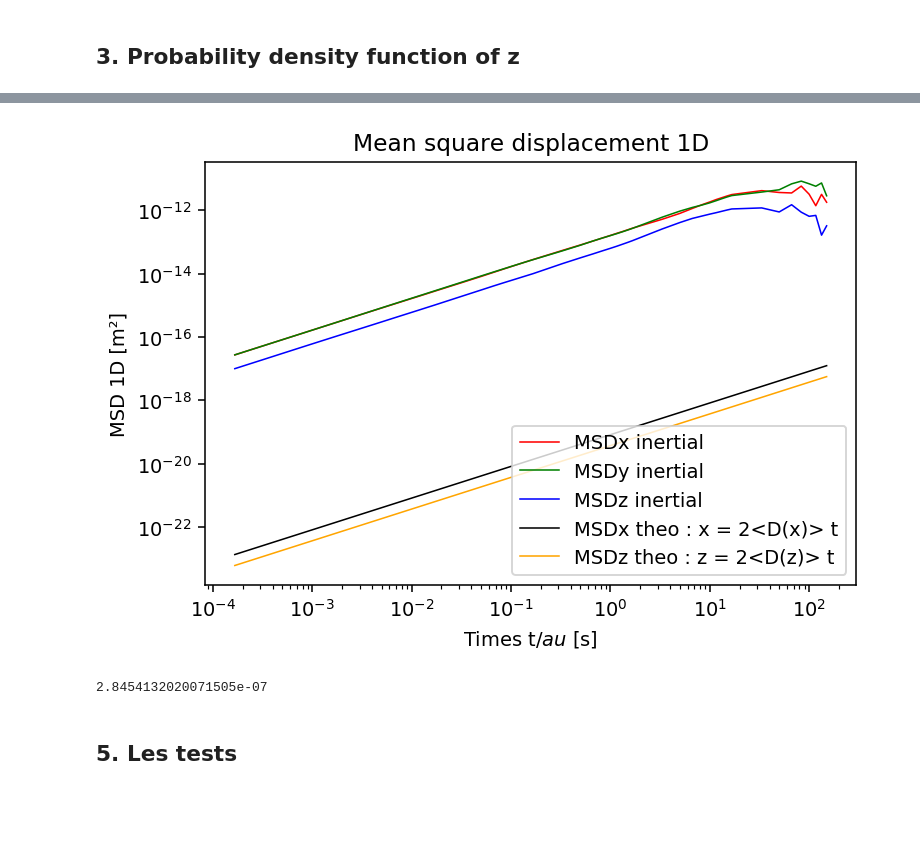
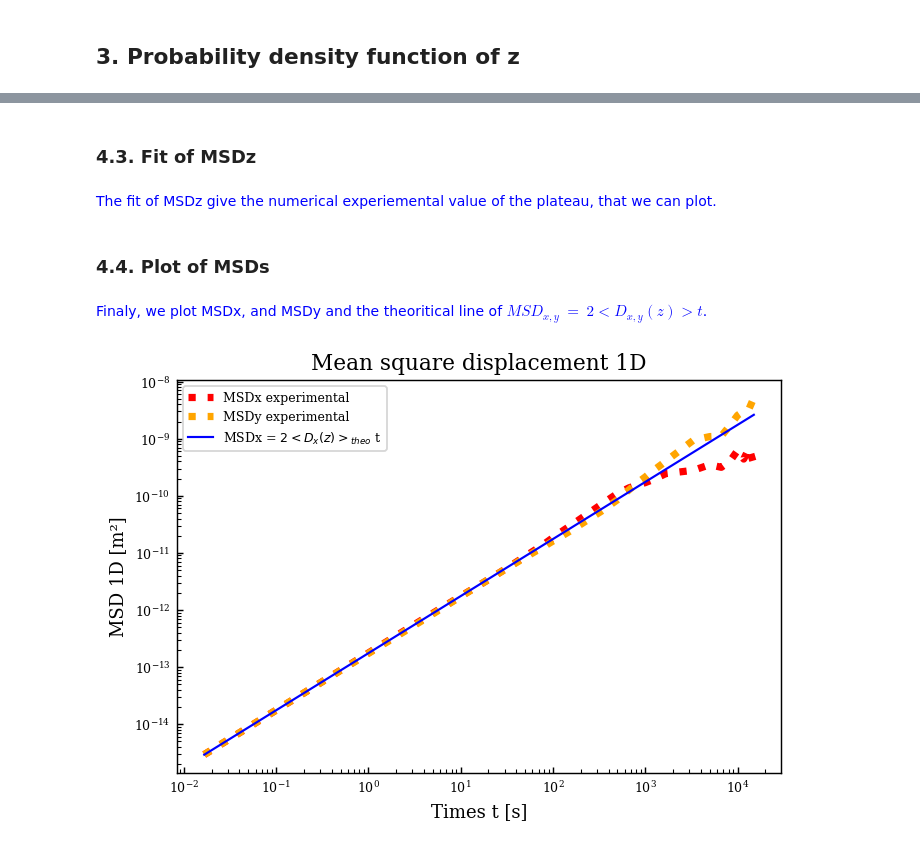
Before and after one commit to ElodieMillan/Brownian-particle-near-wall, a Jupyter notebook: Results rigid wall Overdamped.ipynb, the cells around one changed output, grey strips where cells are left out. Cells and saved outputs as stored; diff of their text form; code cells hidden in the pictures; blank space fills up the shorter version.

```diff
--- a/Results rigid wall Overdamped.ipynb
+++ b/Results rigid wall Overdamped.ipynb
@@ -14,5 +49,5 @@ mpl.rcParams['figure.dpi'] = 140
 # %%
-langevin3D = RigidWallOverdampedLangevin3D(dt=1/6000, Nt=1000000, R=1.5e-6, rho=1050, x0=(0., 0., 1.5e-6))
+langevin3D = RigidWallOverdampedLangevin3D(dt=1/60, Nt=1000000, R=1.5e-6, rho=1050, x0=(0., 0., 1.5e-6))
 langevin3D.trajectory()
 # %% [markdown]
 ## 1. Trajectory
@@ -78,21 +108,20 @@ langevin3D.lB
 # %%
 axis = "z"
-
-hist, bin_edges = np.histogram(langevin3D.z, bins=50, density=True)
+bins = 800
+hist, bin_edges = np.histogram(langevin3D.z[langevin3D.z < 3e-6], bins=bins, density=True)
 binsPosition = (bin_edges[:-1] + bin_edges[1:]) / 2
 pdf = hist * 1/np.trapz(hist,binsPosition)
 
-pdf_theo = np.exp( -(4) * np.exp(- binsPosition/langevin3D.lD) - binsPosition/langevin3D.lB)
-pdf_theo = pdf_theo * 1/np.trapz(pdf_theo,binsPosition) # normalised
+pdf_theo_brut = np.exp( -(4) * np.exp(- binsPosition/langevin3D.lD) - binsPosition/langevin3D.lB)
+pdf_theo = pdf_theo_brut * 1/np.trapz(pdf_theo_brut,binsPosition) # normalised
 
-plt.semilogy(binsPosition,pdf, "*", label="numerical")
+plt.semilogy(binsPosition,pdf, "o", label="numerical with bins = " + str(bins))
 plt.plot(binsPosition, pdf_theo, "-", label="theory")
 
 plt.title("Probability density function of " + axis)
 plt.xlabel(axis + " $[m]$")
 plt.ylabel("PDF $[m^{-1}]$")
 plt.ticklabel_format(axis="x", style="sci", scilimits=(0, 0))
-#plt.ticklabel_format(axis="y", style="sci", scilimits=(0, 0))
 plt.legend()
-plt.show()
+plt.savefig("pdfz.pdf")
 # %% [output]
@@ -100,3 +128,0 @@ plt.show()
-# %%
-pdf_theo = np.exp( -(4) * np.exp(- binsPosition/langevin3D.lD) - binsPosition/langevin3D.lB)
-1/np.trapz(pdf_theo,binsPosition)
@@ -124,0 +250,6 @@ print("<Dx>_theo/D_0 = {:.2f}".format(mean_Dx_theo/(langevin3D.kb * langevin3D.T
+# %% [markdown]
+### 4.3. Fit of MSDz
+# %% [markdown]
+<font color='blue'>
+    The fit of MSDz give the numerical experiemental value of the plateau, that we can plot.
+</font>
@@ -125,52 +269,39 @@ print("<Dx>_theo/D_0 = {:.2f}".format(mean_Dx_theo/(langevin3D.kb * langevin3D.T
+# %% [markdown]
+### 4.4. Plot of MSDs
+# %% [markdown]
+<font color='blue'>
+    Finaly, we plot MSDx, and MSDy and the theoritical line of $MSD_{x,y}~ = ~2<D_{x,y}(z)>t$.
+</font>
 # %%
-fig1 = plt.figure()
+## plot on x and y
 plt.loglog(
     langevin3D.t[langevin3D.list_dt_MSD],
     MSDx,
+    linestyle=":",
     color="red",
-    linewidth=0.8,
-    label="MSDx inertial",
+    linewidth=4,
+    label="MSDx experimental",
 )
 plt.loglog(
     langevin3D.t[langevin3D.list_dt_MSD] ,
     MSDy,
-    color="green",
-    linewidth=0.8,
-    label="MSDy inertial",
-)
-plt.loglog(
-    langevin3D.t[langevin3D.list_dt_MSD] ,
-    MSDz,
-    color="blue",
-    linewidth=0.8,
-    label="MSDz inertial",
+    linestyle=":",
+    color="orange",
+    linewidth=4,
+    label="MSDy experimental",
 )
 plt.plot(
     langevin3D.t[langevin3D.list_dt_MSD] ,
     2*mean_Dx_theo
     * langevin3D.t[langevin3D.list_dt_MSD],
-    color="black",
-    linewidth=0.8,
-    label="MSDx theo : x = 2<D(x)> t",
+    color="blue",
+    linewidth=1.2,
+    label="MSDx = $2<D_x(z)>_{theo}$ t",
 )
-plt.plot(
-    langevin3D.t[langevin3D.list_dt_MSD] ,
-    2*mean_D_theo
-    * langevin3D.t[langevin3D.list_dt_MSD],
-    color="orange",
-    linewidth=0.8,
-    label="MSDz theo : z = 2<D(z)> t",
-)
-plt.xlabel("Times t/$ \tau $ [s]")
+plt.xlabel("Times t [s]")
 plt.ylabel("MSD 1D [m²]")
 plt.title("Mean square displacement 1D")
-plt.legend()
+plt.legend(fontsize="x-small")
 plt.show()
 # %% [output]
-[figure, old version]
+[figure, new version]
-# %%
-mean_Dx_theo/(langevin3D.kb * langevin3D.T / langevin3D.gamma)
-# %% [output]
-2.8454132020071505e-07
-# %% [markdown]
-## 5. Les tests
```
Also changed, not shown: parts of 41 cells of this notebook, 4 other files.
